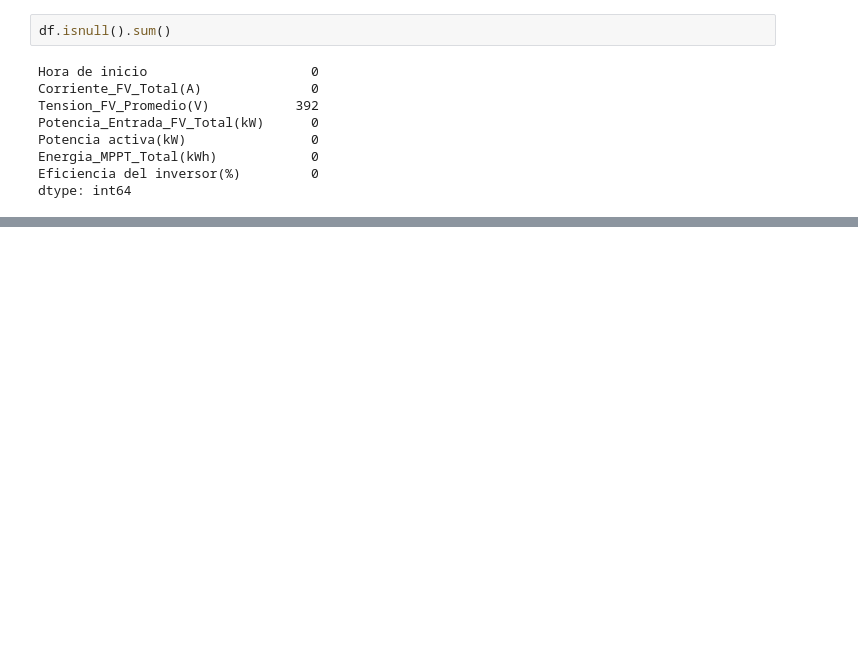
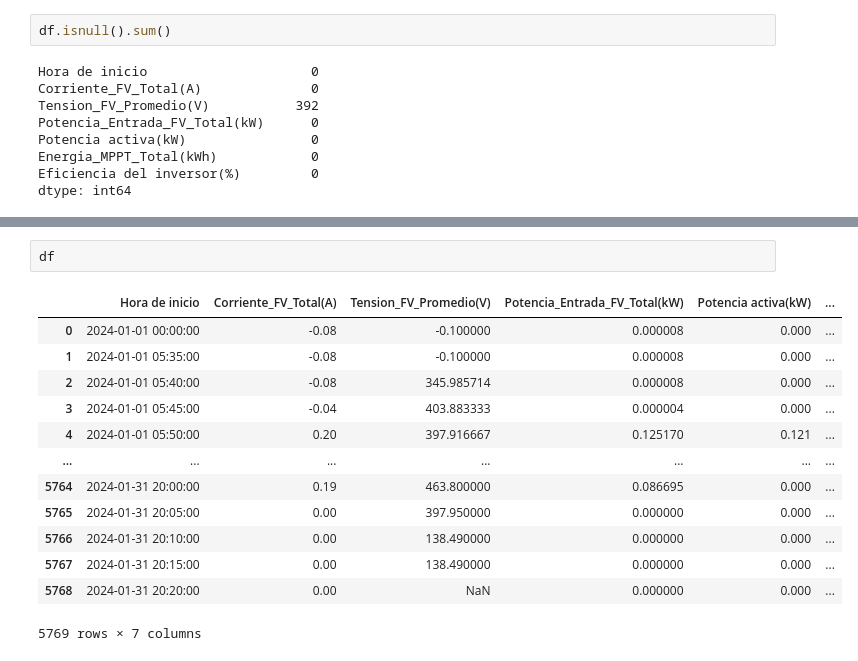
Before and after one commit to Fran-98/Deep-Solar-Grid, a Jupyter notebook: EDA.ipynb, the cells around one changed output, grey strips where cells are left out. Drawn from its saved outputs; the diff is of its cells as text; blank space fills up the shorter version.

```diff
--- a/EDA.ipynb
+++ b/EDA.ipynb
@@ -215,3 +200,19 @@ df.corr()
 | Potencia activa(kW) | 0.165308 | 0.999023 | 0.165014 | 0.999866 | 1.000000 | ... |
 | Energia_MPPT_Total(kWh) | 0.142180 | 0.231858 | 0.118482 | 0.234829 | 0.235547 | ... |
 | Eficiencia del inversor(%) | 0.064894 | 0.417624 | 0.434938 | 0.423535 | 0.425310 | ... |
+# %%
+df
+# %% [output]
+|  | Hora de inicio | Corriente_FV_Total(A) | Tension_FV_Promedio(V) | Potencia_Entrada_FV_Total(kW) | Potencia activa(kW) | ... |
+| 0 | 2024-01-01 00:00:00 | -0.08 | -0.100000 | 0.000008 | 0.000 | ... |
+| 1 | 2024-01-01 05:35:00 | -0.08 | -0.100000 | 0.000008 | 0.000 | ... |
+| 2 | 2024-01-01 05:40:00 | -0.08 | 345.985714 | 0.000008 | 0.000 | ... |
+| 3 | 2024-01-01 05:45:00 | -0.04 | 403.883333 | 0.000004 | 0.000 | ... |
+| 4 | 2024-01-01 05:50:00 | 0.20 | 397.916667 | 0.125170 | 0.121 | ... |
+| ... | ... | ... | ... | ... | ... | ... |
+| 5764 | 2024-01-31 20:00:00 | 0.19 | 463.800000 | 0.086695 | 0.000 | ... |
+| 5765 | 2024-01-31 20:05:00 | 0.00 | 397.950000 | 0.000000 | 0.000 | ... |
+| 5766 | 2024-01-31 20:10:00 | 0.00 | 138.490000 | 0.000000 | 0.000 | ... |
+| 5767 | 2024-01-31 20:15:00 | 0.00 | 138.490000 | 0.000000 | 0.000 | ... |
+| 5768 | 2024-01-31 20:20:00 | 0.00 | NaN | 0.000000 | 0.000 | ... |
+5769 rows × 7 columns
```
Also changed, not shown: parts of 5 cells of this notebook, 8 other files.
